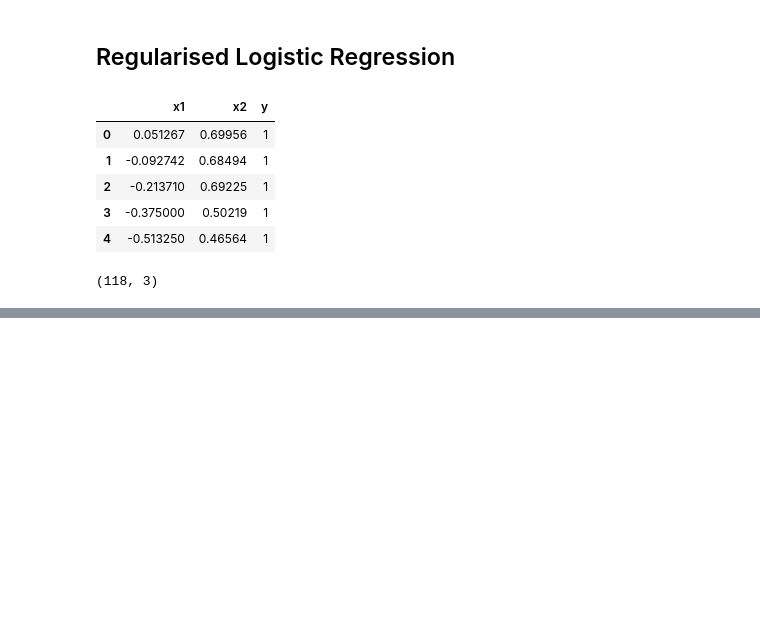
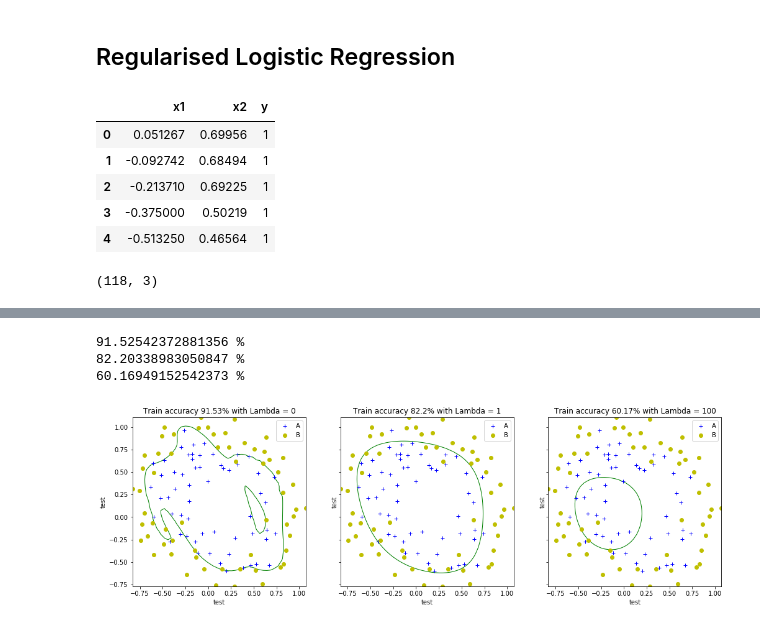
Before and after one commit to kennydukor/Lecture-Notebooks-For-AI-Saturday-Lagos, a Jupyter notebook: WEEK 8/Logistic Regression.ipynb, the cells around one changed output, grey strips where cells are left out. Cells and saved outputs as stored; diff of their text form; code cells hidden in the pictures; blank space fills up the shorter version.

```diff
--- a/WEEK 8/Logistic Regression.ipynb
+++ b/WEEK 8/Logistic Regression.ipynb
@@ -177,0 +185,11 @@ from sklearn.preprocessing import PolynomialFeatures
+# %%
+def gradientReg(theta,X, y, reg):
+    m = y.size
+    h = sigmoid(X @ theta)
+    grad = (1/m)*(X.T @ (h-y)) + (reg/m)*theta  #+ (reg/m)*np.r_[[[0]],theta[1:].reshape(-1,1)]
+
+    return (grad.flatten())
+# %%
+initial_theta = np.zeros(x2_raw_mapped.shape[1])
+costFunctionReg(initial_theta, x2_raw_mapped, y2_raw, 1)
+gradientReg(initial_theta,x2_raw_mapped, y2_raw, 1).shape
@@ -177,0 +198,2 @@ from sklearn.preprocessing import PolynomialFeatures
+# %%
+res2 = minimize(costFunctionReg, initial_theta, args=(x2_raw_mapped, y2_raw, 1), method=None, jac=gradientReg, options={'maxiter':3000})
@@ -177,0 +227,34 @@ from sklearn.preprocessing import PolynomialFeatures
+# %%
+def test2_plot(X, Y, X_mapped):
+    fig, ax = plt.subplots(1,3, sharey = True, figsize=(17,5))
+
+    # Decision boundaries
+    # Lambda = 0 : No regularization --> too flexible, overfitting the training data
+    # Lambda = 1 : Looks about right
+    # Lambda = 100 : Too much regularization --> high bias
+
+
+    for i, C in enumerate([0, 1, 100]):
+        plot(X, Y, "test", "test", ["A", "B"], ax.flatten()[i])
+        # Optimize costFunctionReg
+        res2 = minimize(costFunctionReg, initial_theta, args=(X_mapped, Y, C), method=None, jac=gradientReg, options={'maxiter':3000})
+
+        # Accuracy
+        accuracy = 100*sum(predict2(res2.x, X_mapped) == Y.ravel())/Y.size
+        print(accuracy, "%")
+
+        # Plot decisionboundary
+        x1_min, x1_max = X[:,0].min(), X[:,0].max(),
+        x2_min, x2_max = X[:,1].min(), X[:,1].max(),
+        xx1, xx2 = np.meshgrid(np.linspace(x1_min, x1_max), np.linspace(x2_min, x2_max))
+        h = sigmoid(mapping.fit_transform(np.c_[xx1.ravel(), xx2.ravel()]) @ (res2.x))
+        h = h.reshape(xx1.shape)
+        ax.flatten()[i].contour(xx1, xx2, h, [0.5], linewidths=1, colors='g');
+        ax.flatten()[i].set_title('Train accuracy {}% with Lambda = {}'.format(np.round(accuracy, decimals=2), C))
+# %%
+test2_plot(x2_raw, y2_raw, x2_raw_mapped)
+# %% [output]
+91.52542372881356 %
+82.20338983050847 %
+60.16949152542373 %
+[figure, added]
```
Also changed, not shown: parts of 23 cells of this notebook, 2 other files.
